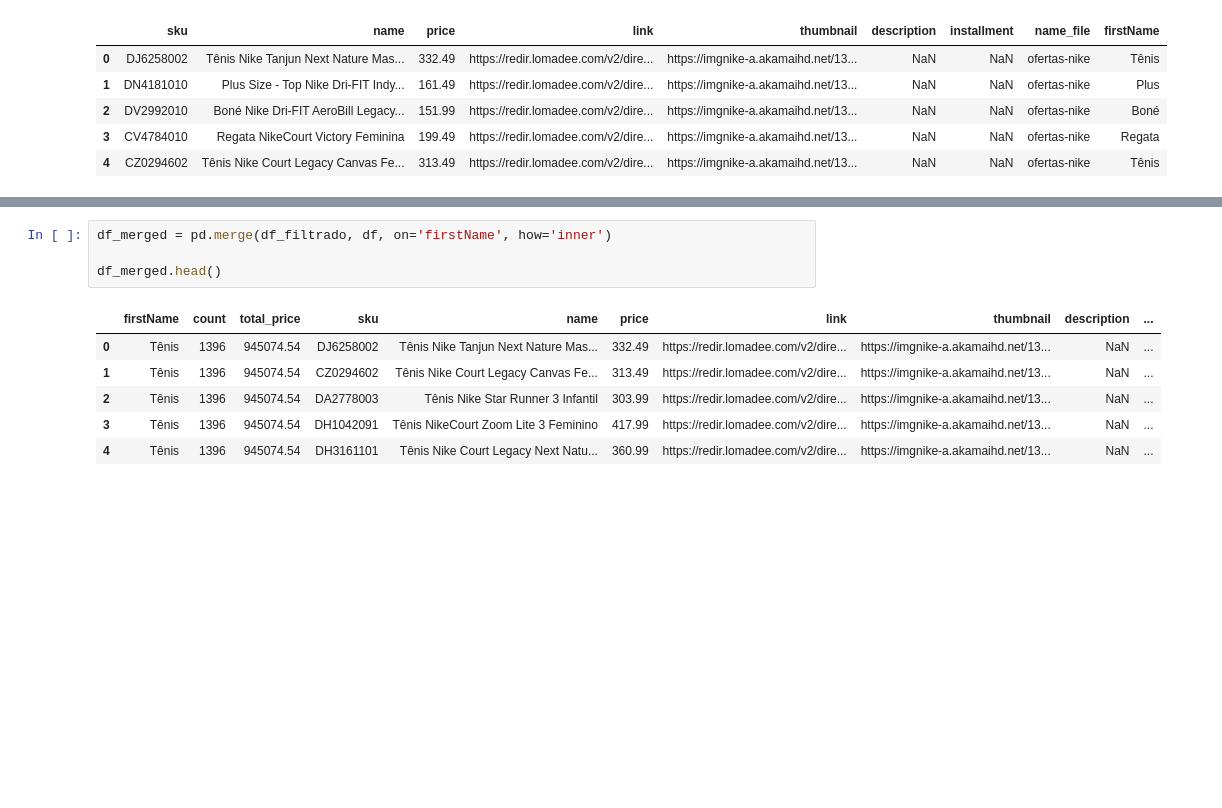
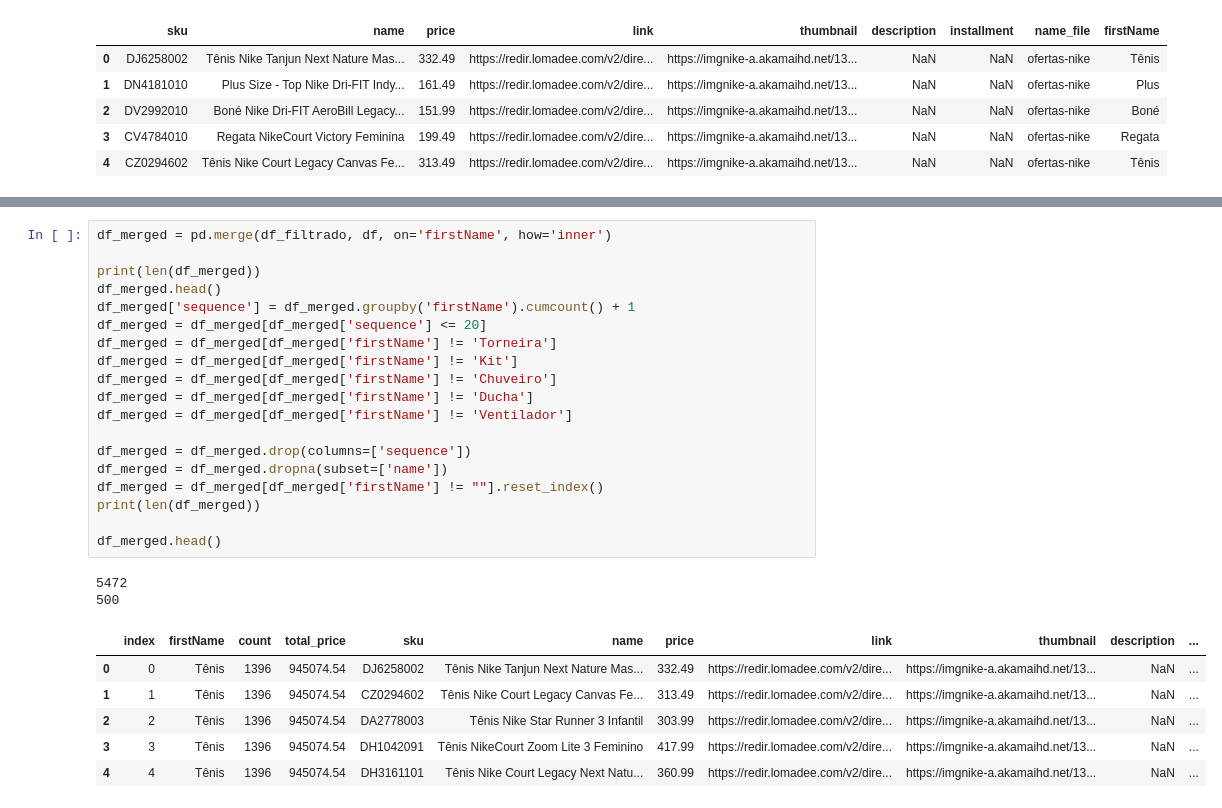
Before and after one commit to cezarbaque1/surprise-recomendacao, a Jupyter notebook: base_produtos.ipynb, the cells around one changed output, grey strips where cells are left out. Saved outputs shown, nothing was run; the diff lists cells and outputs as text; blank space fills up the shorter version.

```diff
--- a/base_produtos.ipynb
+++ b/base_produtos.ipynb
@@ -63,14 +74,31 @@ df_filtrado.head()
-# %%
-df_merged = pd.merge(df_filtrado, df, on='firstName', how='inner')
-
-df_merged.head()
-# %% [output]
-|  | firstName | count | total_price | sku | name | price | link | thumbnail | description | ... |
-| 0 | Tênis | 1396 | 945074.54 | DJ6258002 | Tênis Nike Tanjun Next Nature Mas... | 332.49 | https://redir.lomadee.com/v2/dire... | https://imgnike-a.akamaihd.net/13... | NaN | ... |
-| 1 | Tênis | 1396 | 945074.54 | CZ0294602 | Tênis Nike Court Legacy Canvas Fe... | 313.49 | https://redir.lomadee.com/v2/dire... | https://imgnike-a.akamaihd.net/13... | NaN | ... |
-| 2 | Tênis | 1396 | 945074.54 | DA2778003 | Tênis Nike Star Runner 3 Infantil | 303.99 | https://redir.lomadee.com/v2/dire... | https://imgnike-a.akamaihd.net/13... | NaN | ... |
-| 3 | Tênis | 1396 | 945074.54 | DH1042091 | Tênis NikeCourt Zoom Lite 3 Feminino | 417.99 | https://redir.lomadee.com/v2/dire... | https://imgnike-a.akamaihd.net/13... | NaN | ... |
-| 4 | Tênis | 1396 | 945074.54 | DH3161101 | Tênis Nike Court Legacy Next Natu... | 360.99 | https://redir.lomadee.com/v2/dire... | https://imgnike-a.akamaihd.net/13... | NaN | ... |
+# %%
+df_merged = pd.merge(df_filtrado, df, on='firstName', how='inner')
+
+print(len(df_merged))
+df_merged.head()
+df_merged['sequence'] = df_merged.groupby('firstName').cumcount() + 1
+df_merged = df_merged[df_merged['sequence'] <= 20]
+df_merged = df_merged[df_merged['firstName'] != 'Torneira']
+df_merged = df_merged[df_merged['firstName'] != 'Kit']
+df_merged = df_merged[df_merged['firstName'] != 'Chuveiro']
+df_merged = df_merged[df_merged['firstName'] != 'Ducha']
+df_merged = df_merged[df_merged['firstName'] != 'Ventilador']
+
+df_merged = df_merged.drop(columns=['sequence'])
+df_merged = df_merged.dropna(subset=['name'])
+df_merged = df_merged[df_merged['firstName'] != ""].reset_index()
+print(len(df_merged))
+
+df_merged.head()
+# %% [output]
+5472
+500
+|  | index | firstName | count | total_price | sku | name | price | link | thumbnail | description | ... |
+| 0 | 0 | Tênis | 1396 | 945074.54 | DJ6258002 | Tênis Nike Tanjun Next Nature Mas... | 332.49 | https://redir.lomadee.com/v2/dire... | https://imgnike-a.akamaihd.net/13... | NaN | ... |
+| 1 | 1 | Tênis | 1396 | 945074.54 | CZ0294602 | Tênis Nike Court Legacy Canvas Fe... | 313.49 | https://redir.lomadee.com/v2/dire... | https://imgnike-a.akamaihd.net/13... | NaN | ... |
+| 2 | 2 | Tênis | 1396 | 945074.54 | DA2778003 | Tênis Nike Star Runner 3 Infantil | 303.99 | https://redir.lomadee.com/v2/dire... | https://imgnike-a.akamaihd.net/13... | NaN | ... |
+| 3 | 3 | Tênis | 1396 | 945074.54 | DH1042091 | Tênis NikeCourt Zoom Lite 3 Feminino | 417.99 | https://redir.lomadee.com/v2/dire... | https://imgnike-a.akamaihd.net/13... | NaN | ... |
+| 4 | 4 | Tênis | 1396 | 945074.54 | DH3161101 | Tênis Nike Court Legacy Next Natu... | 360.99 | https://redir.lomadee.com/v2/dire... | https://imgnike-a.akamaihd.net/13... | NaN | ... |
 # %%
 #Teste de inserção de 2 valors
 dfFinal = df_merged
```
Also changed, not shown: parts of 7 cells of this notebook, 1 other file.
